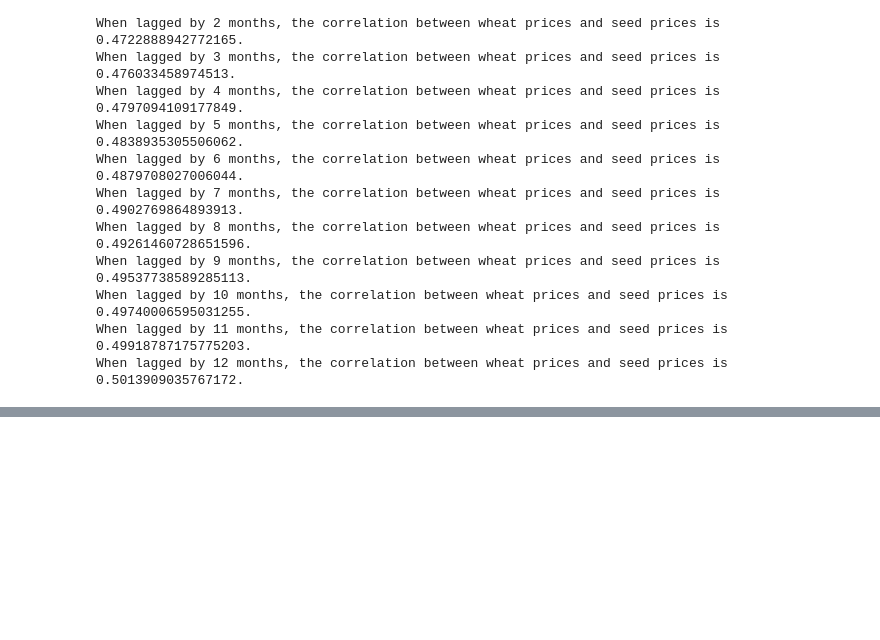
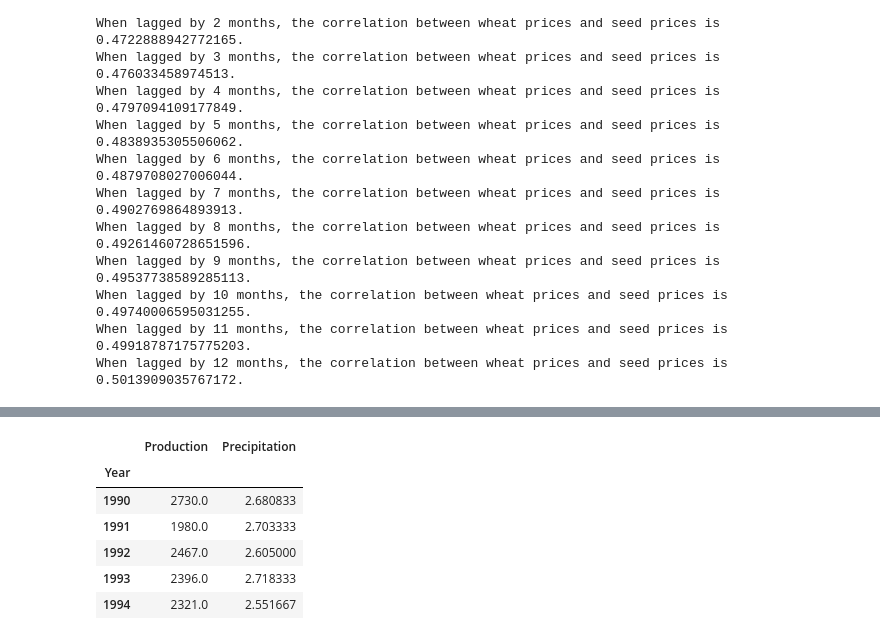
Before and after one commit to ssxnt/Wheat-Production-and-Global-Pricing-Dynamics, a Jupyter notebook: Energy/Notebooks and Datasets/final.ipynb, the cells around one changed output, grey strips where cells are left out. Drawn from its saved outputs; the diff is of its cells as text; code cells hidden in the pictures; blank space fills up the shorter version.

```diff
--- a/Energy/Notebooks and Datasets/final.ipynb
+++ b/Energy/Notebooks and Datasets/final.ipynb
@@ -387,0 +385,46 @@ plt.show()
+# %%
+pcpt_raw = pd.read_csv("weather data.csv")
+wprod_raw = pd.read_csv("wheat production.csv")
+
+# remove unecesary columns
+wprod = wprod_raw.drop(wprod_raw.columns[list(range(6, 13))], axis = 1)
+
+# remove rows 243 to 249 for production data
+wprod = wprod.drop(list(range(243, 250)))
+
+# remove 2024 data for weather data
+pcpt_raw = pcpt_raw.drop(list(range(408, 410)))
+
+# assign column names
+wprod.columns = ['Year', 'Quarter', 'Beginning stocks', 'Production', 'Imports', 'Total supply']
+
+# drop empty rows to get yearly production data
+test = wprod.dropna(subset = ['Year','Production'])
+test = test.reset_index(drop = True)
+y1 = list(map(str, list(range(1975, 2024))))
+y2 = list(map(str, list(range(1976, 2025))))
+test.loc[:, 'Year'] = [u+'/'+i for u, i in zip(y1, y2)]
+
+# remove years before 1990 (so first entry is now 1990/1991)
+test_red = test.drop(list(range(0, 15))).reset_index(drop=True)
+
+# now merge yearly precipitation with yearly production
+year = list(range(1990, 2024))  # length is 34
+
+pcpt_year = pcpt_raw.groupby(np.arange(len(pcpt_raw))//12).mean()
+
+df = pd.DataFrame([year, test_red['Production'], pcpt_year['Value']]).T
+df.columns = ['Year', 'Production', 'Precipitation']
+df = df.set_index('Year')
+df["Production"] = df["Production"].str.replace(",","").astype(float)
+df["Precipitation"] = df["Precipitation"].astype(float)
+
+df.head()
+# %% [output]
+|  | Production | Precipitation |
+| Year |  |  |
+| 1990 | 2730.0 | 2.680833 |
+| 1991 | 1980.0 | 2.703333 |
+| 1992 | 2467.0 | 2.605000 |
+| 1993 | 2396.0 | 2.718333 |
+| 1994 | 2321.0 | 2.551667 |
```
Also changed, not shown: parts of 20 cells of this notebook.
